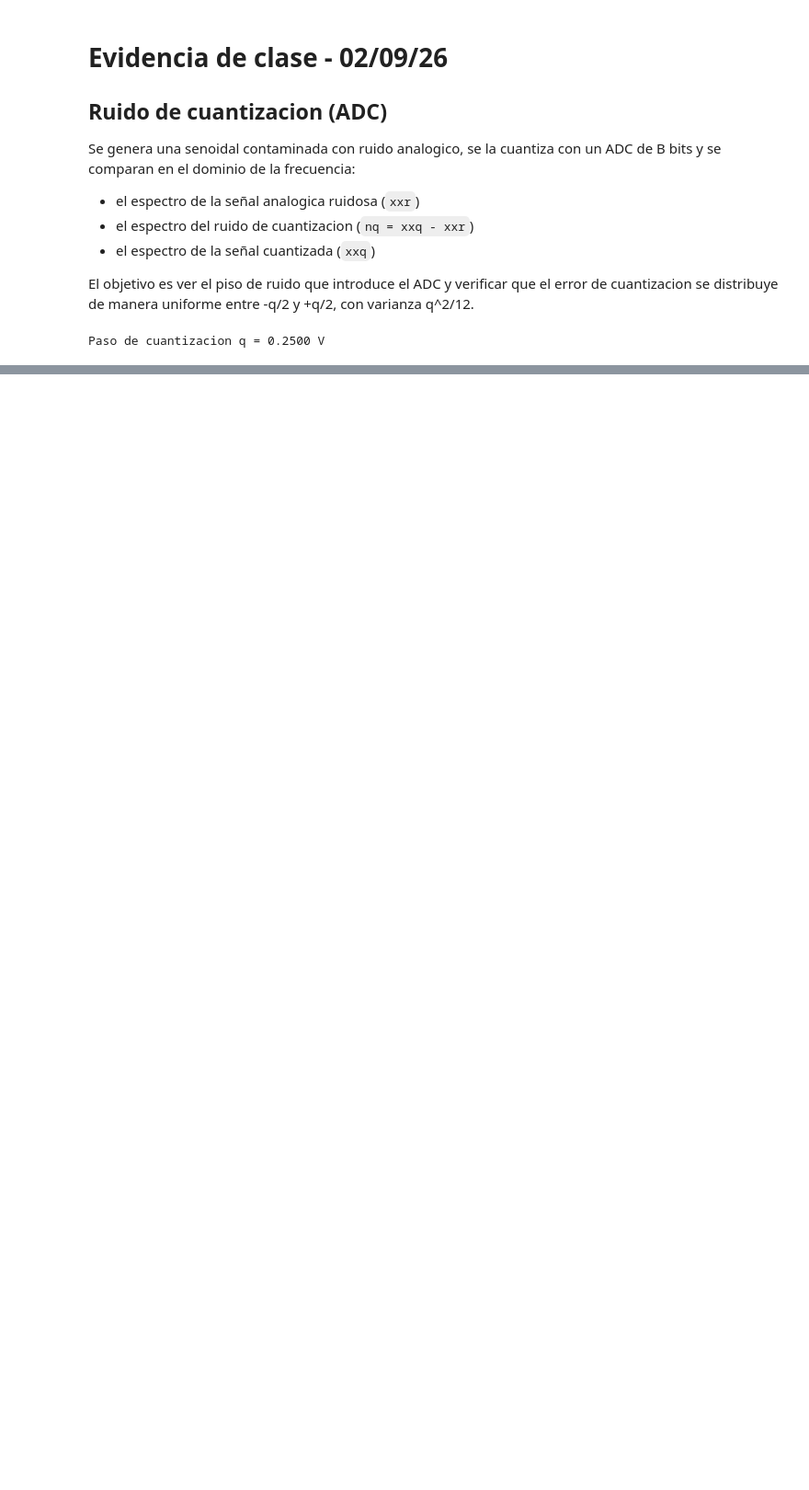
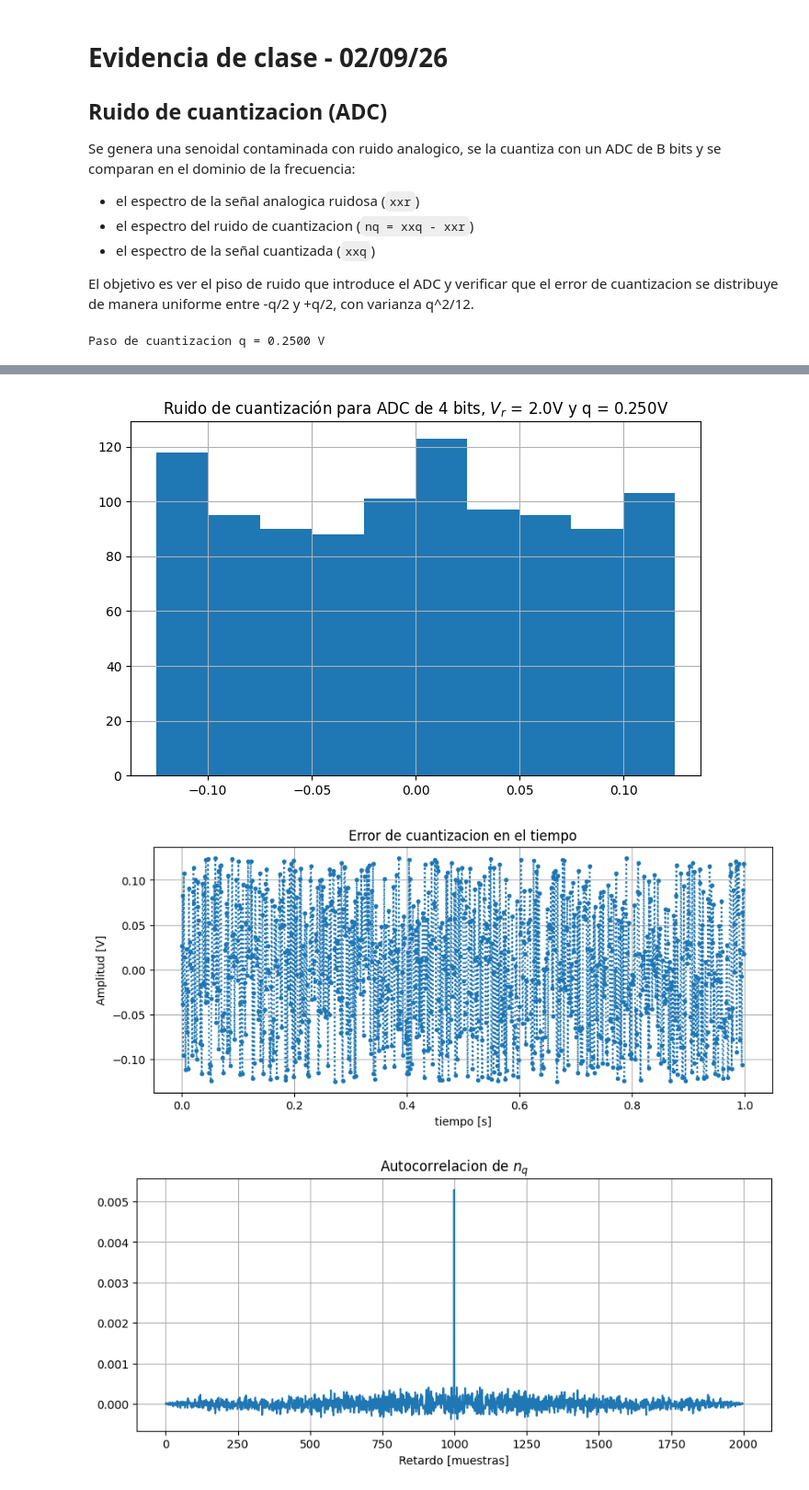
Before and after one commit to Nachoo98/APS-2C, a Jupyter notebook: Evidencia/evidencia-clase-02-09-26.ipynb, the cells around one changed output, grey strips where cells are left out. Shown at 92% size. Drawn from its saved outputs; the diff is of its cells as text; code cells hidden in the pictures; blank space fills up the shorter version.

```diff
--- a/Evidencia/evidencia-clase-02-09-26.ipynb
+++ b/Evidencia/evidencia-clase-02-09-26.ipynb
@@ -144,0 +245,32 @@ Varianza teorica  : 0.005208
+# %%
+#%% ------------- DISTRIBUCION Y CORRELACION DE n_q ---------------
+
+plt.figure(3, figsize=(8, 5))
+plt.hist(n_q)
+plt.title("Ruido de cuantización para " + titulo)
+plt.grid()
+plt.show()
+
+correlacion = np.correlate(n_q, n_q, "full")/N
+
+plt.figure(4, figsize=(10, 4))
+plt.plot(t, n_q, ":.")
+plt.title("Error de cuantizacion en el tiempo")
+plt.xlabel("tiempo [s]")
+plt.ylabel("Amplitud [V]")
+plt.grid()
+plt.show()
+
+plt.figure(5, figsize=(10, 4))
+plt.plot(correlacion)
+plt.title("Autocorrelacion de $n_q$")
+plt.xlabel("Retardo [muestras]")
+plt.grid()
+plt.show()
+
+print("R[0] medida    : {:.6f}".format(np.max(correlacion)))
+print("q^2/12 teorica : {:.6f}".format(P_q))
+# %% [output]
+[figure, added]
+[figure, added]
+[figure, added]
```
Also changed, not shown: parts of 10 cells of this notebook, 1 other file.
